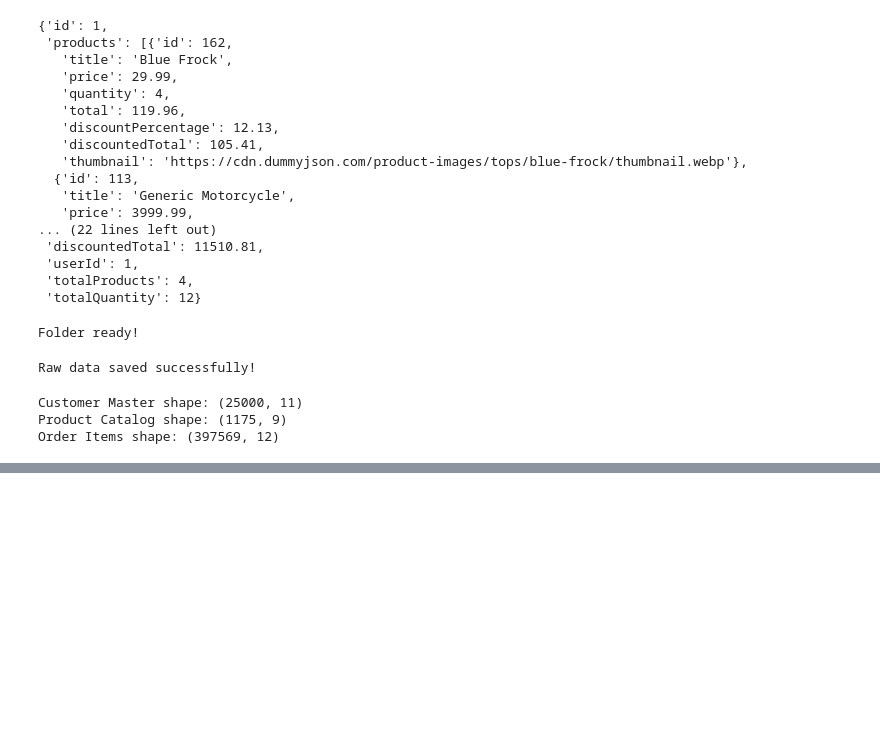
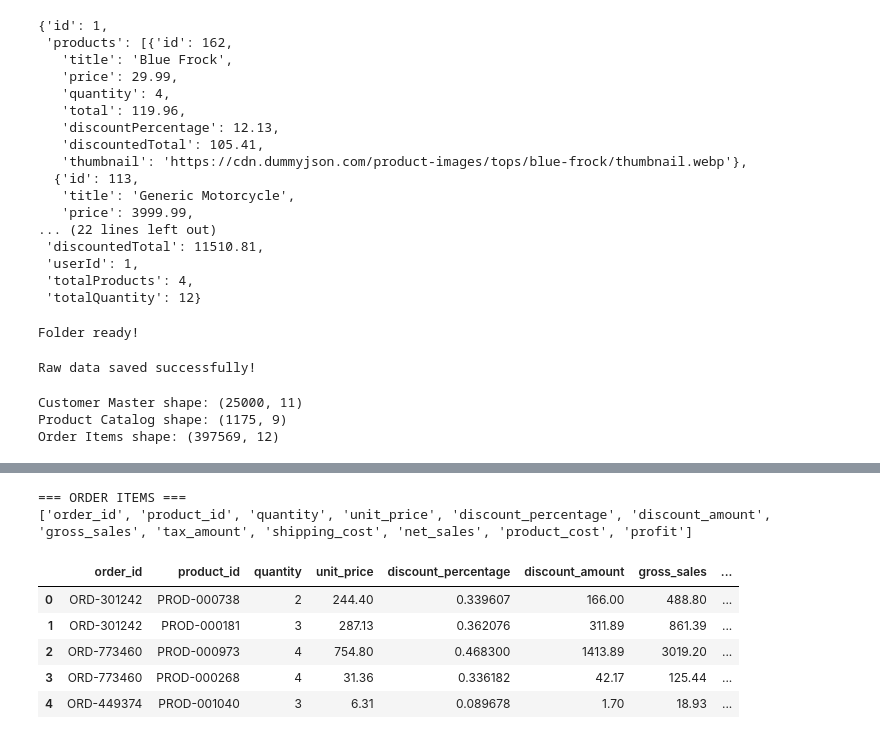
Before and after one commit to Arooj2002/agentic-customer360-bi-platform, a Jupyter notebook: extract_explore.ipynb, the cells around one changed output, grey strips where cells are left out. Drawn from its saved outputs; the diff is of its cells as text; code cells hidden in the pictures; blank space fills up the shorter version.

```diff
--- a/extract_explore.ipynb
+++ b/extract_explore.ipynb
@@ -152,0 +221,14 @@ Order Items shape: (397569, 12)
+# %%
+# Order Items explore
+print("=== ORDER ITEMS ===")
+print(order_items.columns.tolist())
+order_items.head()
+# %% [output]
+=== ORDER ITEMS ===
+['order_id', 'product_id', 'quantity', 'unit_price', 'discount_percentage', 'discount_amount', 'gross_sales', 'tax_amount', 'shipping_cost', 'net_sales', 'product_cost', 'profit']
+|  | order_id | product_id | quantity | unit_price | discount_percentage | discount_amount | gross_sales | ... |
+| 0 | ORD-301242 | PROD-000738 | 2 | 244.40 | 0.339607 | 166.00 | 488.80 | ... |
+| 1 | ORD-301242 | PROD-000181 | 3 | 287.13 | 0.362076 | 311.89 | 861.39 | ... |
+| 2 | ORD-773460 | PROD-000973 | 4 | 754.80 | 0.468300 | 1413.89 | 3019.20 | ... |
+| 3 | ORD-773460 | PROD-000268 | 4 | 31.36 | 0.336182 | 42.17 | 125.44 | ... |
+| 4 | ORD-449374 | PROD-001040 | 3 | 6.31 | 0.089678 | 1.70 | 18.93 | ... |
```
Also changed, not shown: parts of 11 cells of this notebook, 6 other files.
